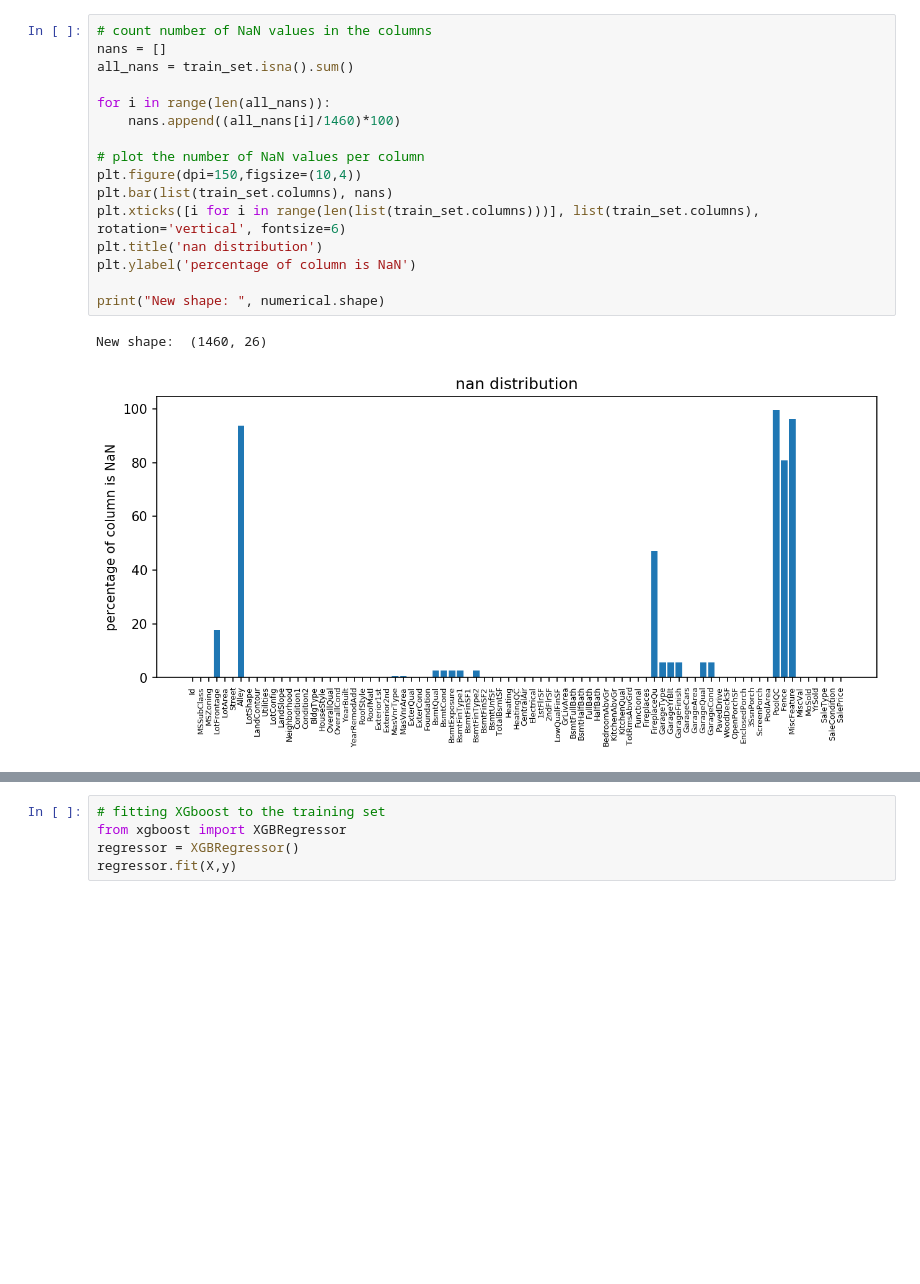
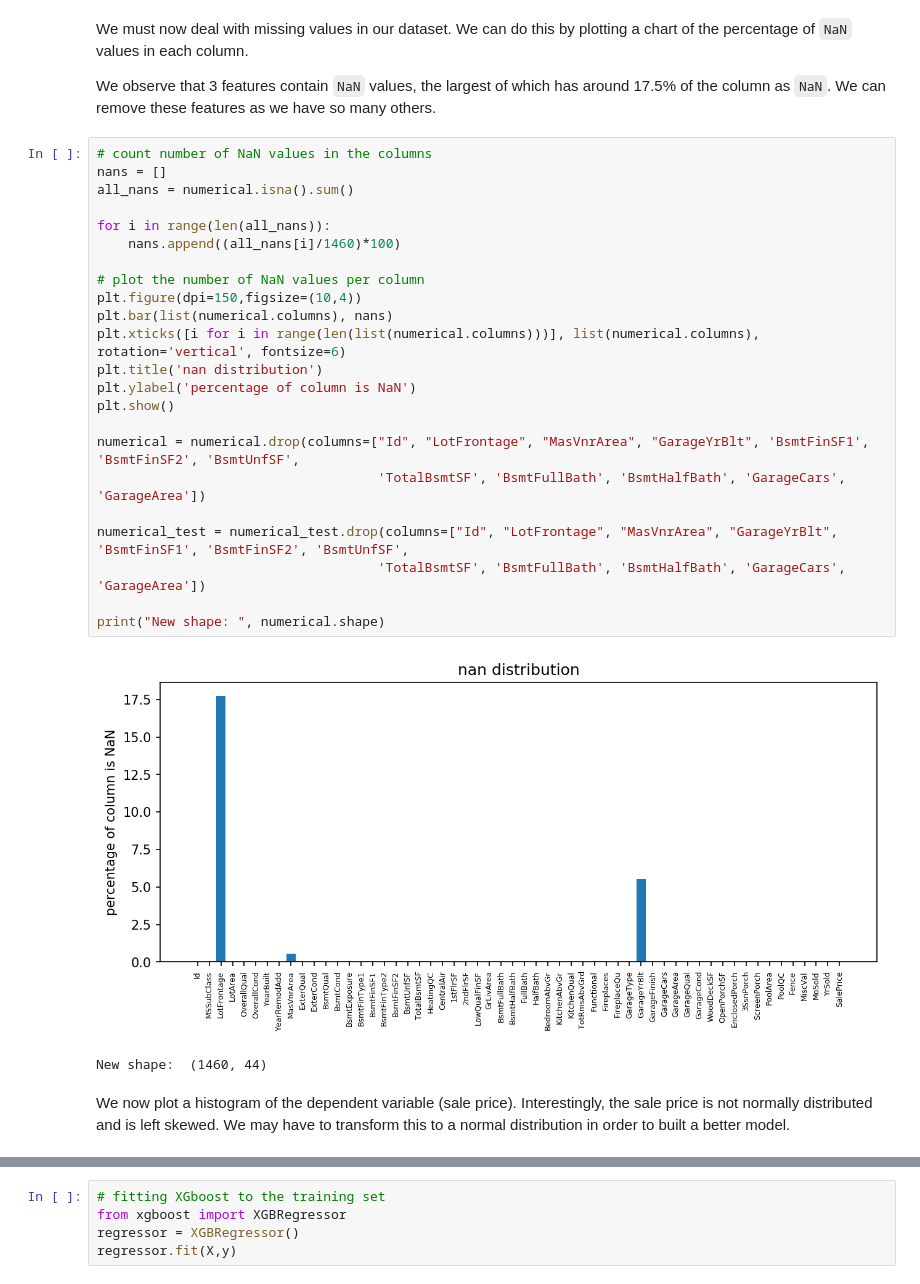
Before and after one commit to ricardomokhtari/Data-Science-Projects, a Jupyter notebook: house-prices/analysis.ipynb, the cells around one changed output, grey strips where cells are left out. Cells and saved outputs as stored; diff of their text form; blank space fills up the shorter version.

```diff
--- a/house-prices/analysis.ipynb
+++ b/house-prices/analysis.ipynb
@@ -32,22 +220,35 @@ Training set shape:  (1460, 81)
+# %% [markdown]
+We must now deal with missing values in our dataset. We can do this by plotting a chart of the percentage of `NaN` values in each column.
+
+We observe that 3 features contain `NaN` values, the largest of which has around 17.5% of the column as `NaN`. We can remove these features as we have so many others.
 # %%
 # count number of NaN values in the columns
 nans = []
-all_nans = train_set.isna().sum()
+all_nans = numerical.isna().sum()
 
 for i in range(len(all_nans)):
     nans.append((all_nans[i]/1460)*100)
 
 # plot the number of NaN values per column
 plt.figure(dpi=150,figsize=(10,4))
-plt.bar(list(train_set.columns), nans)
-plt.xticks([i for i in range(len(list(train_set.columns)))], list(train_set.columns), rotation='vertical', fontsize=6)
+plt.bar(list(numerical.columns), nans)
+plt.xticks([i for i in range(len(list(numerical.columns)))], list(numerical.columns), rotation='vertical', fontsize=6)
 plt.title('nan distribution')
 plt.ylabel('percentage of column is NaN')
+plt.show()
+
+numerical = numerical.drop(columns=["Id", "LotFrontage", "MasVnrArea", "GarageYrBlt", 'BsmtFinSF1', 'BsmtFinSF2', 'BsmtUnfSF',
+                                    'TotalBsmtSF', 'BsmtFullBath', 'BsmtHalfBath', 'GarageCars', 'GarageArea'])
+
+numerical_test = numerical_test.drop(columns=["Id", "LotFrontage", "MasVnrArea", "GarageYrBlt", 'BsmtFinSF1', 'BsmtFinSF2', 'BsmtUnfSF',
+                                    'TotalBsmtSF', 'BsmtFullBath', 'BsmtHalfBath', 'GarageCars', 'GarageArea'])
 
 print("New shape: ", numerical.shape)
 # %% [output]
+[figure, new version]
-New shape:  (1460, 26)
+New shape:  (1460, 44)
-[figure, old version]
+# %% [markdown]
+We now plot a histogram of the dependent variable (sale price). Interestingly, the sale price is not normally distributed and is left skewed. We may have to transform this to a normal distribution in order to built a better model.
 # %%
 saleprice = numerical.iloc[:,-1].values
 
```
Also changed, not shown: parts of 22 cells of this notebook, 1 other file.
